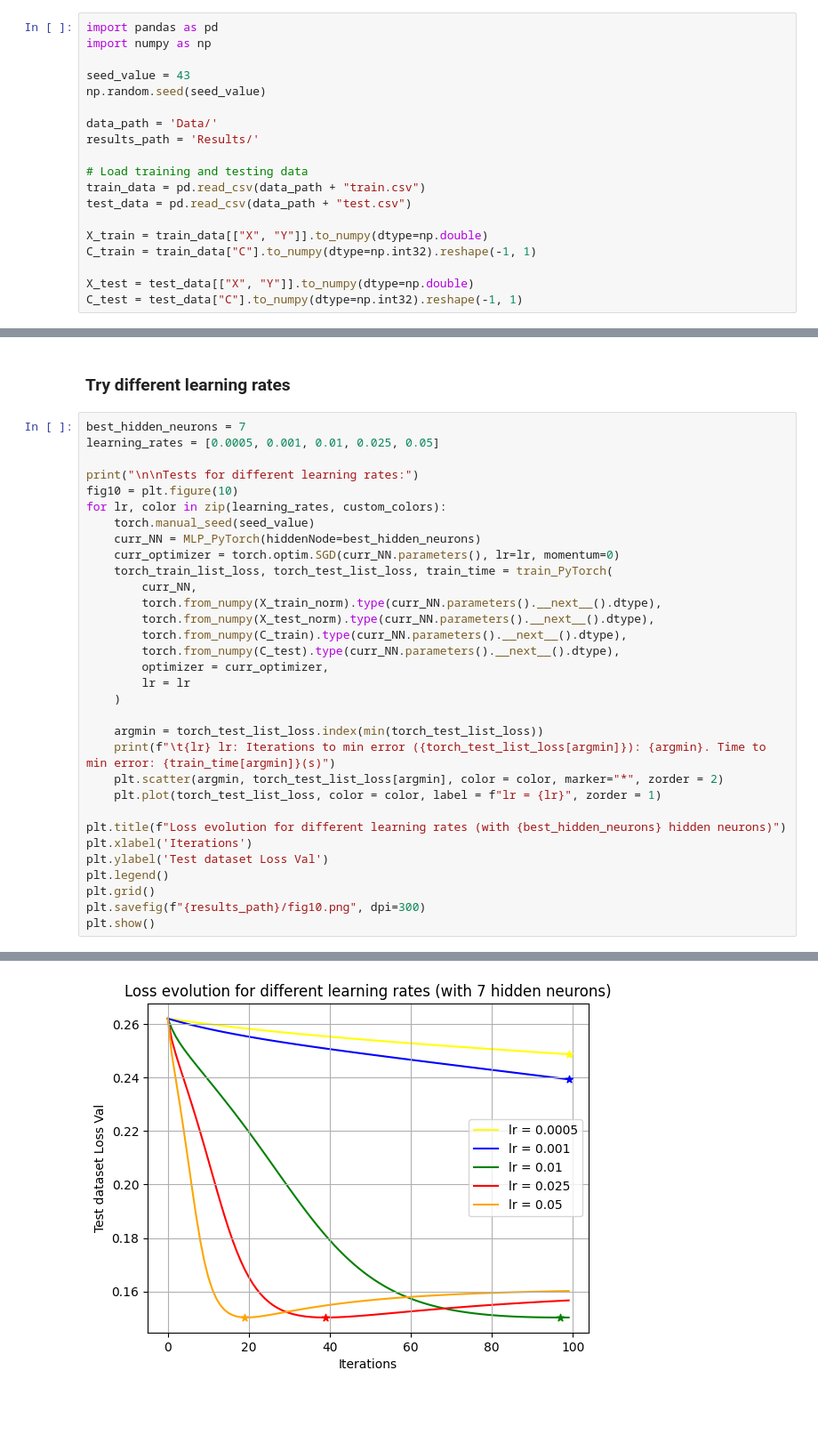
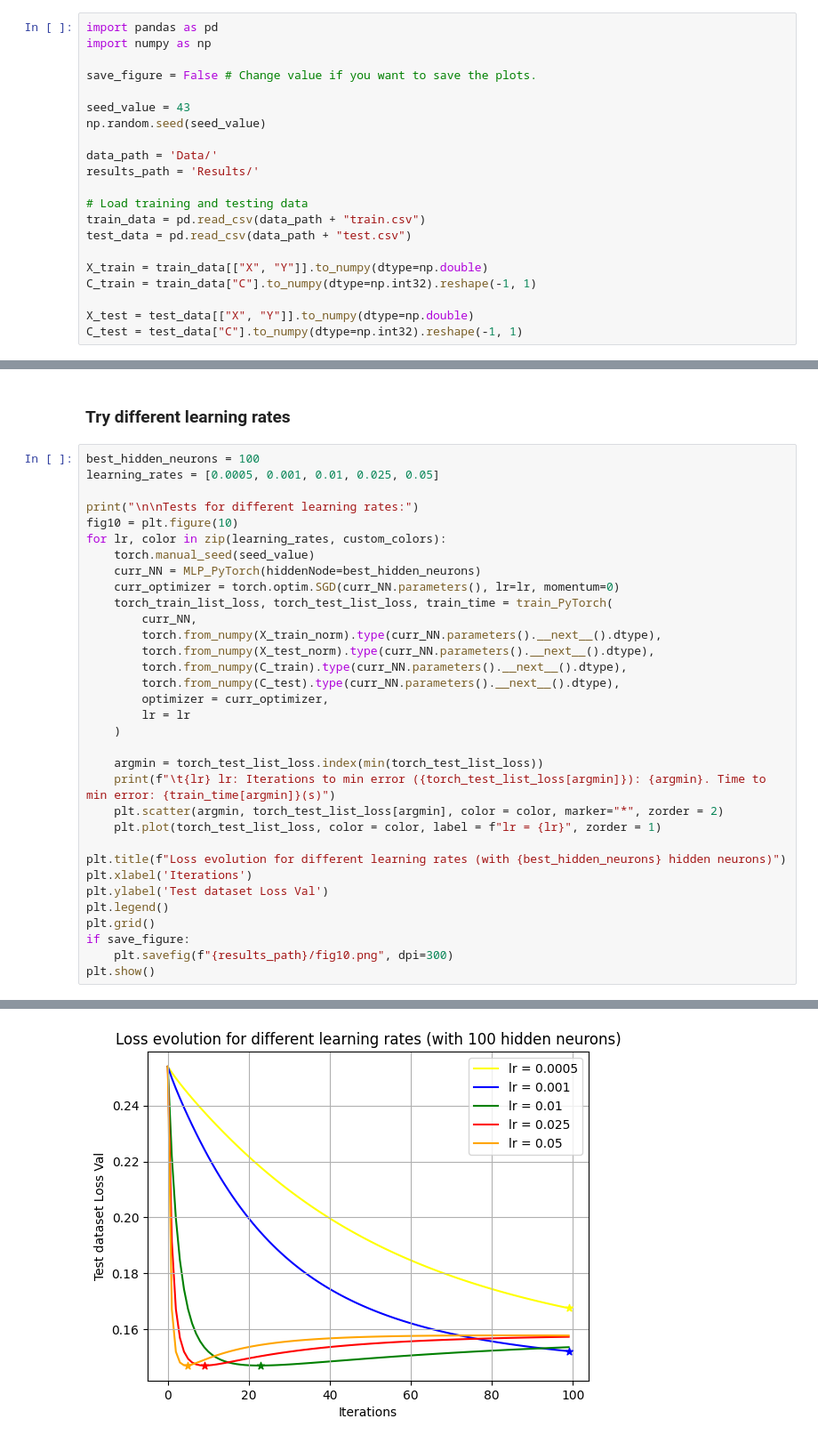
Before and after one commit to Alejandro-FA/UPF-Deep_Learning, a Jupyter notebook: P1/P1-Questions.ipynb, the cells around one changed output, grey strips where cells are left out. Shown: that part at 89% size. Saved outputs shown, nothing was run; the diff lists cells and outputs as text; blank space fills up the shorter version.

```diff
--- a/P1/P1-Questions.ipynb
+++ b/P1/P1-Questions.ipynb
@@ -23,6 +23,8 @@ Therefore, all the file paths are configured to work in a local installation of
 # %%
 import pandas as pd
 import numpy as np
+
+save_figure = False # Change value if you want to save the plots.
 
 seed_value = 43
 np.random.seed(seed_value)
@@ -568,7 +579,7 @@ Tests for different number of hidden neurons:
 # %% [markdown]
 ### Try different learning rates
 # %%
-best_hidden_neurons = 7
+best_hidden_neurons = 100
 learning_rates = [0.0005, 0.001, 0.01, 0.025, 0.05]
 
 print("\n\nTests for different learning rates:")
@@ -597,7 +608,8 @@ plt.xlabel('Iterations')
 plt.ylabel('Test dataset Loss Val')
 plt.legend()
 plt.grid()
-plt.savefig(f"{results_path}/fig10.png", dpi=300)
+if save_figure:
+    plt.savefig(f"{results_path}/fig10.png", dpi=300)
 plt.show()
 # %% [output]
 Tests for different learning rates:
@@ -609 +621 @@ Tests for different learning rates:
-[figure, old version]
+[figure, new version]
```
Also changed, not shown: parts of 9 cells of this notebook, 3 other files.
